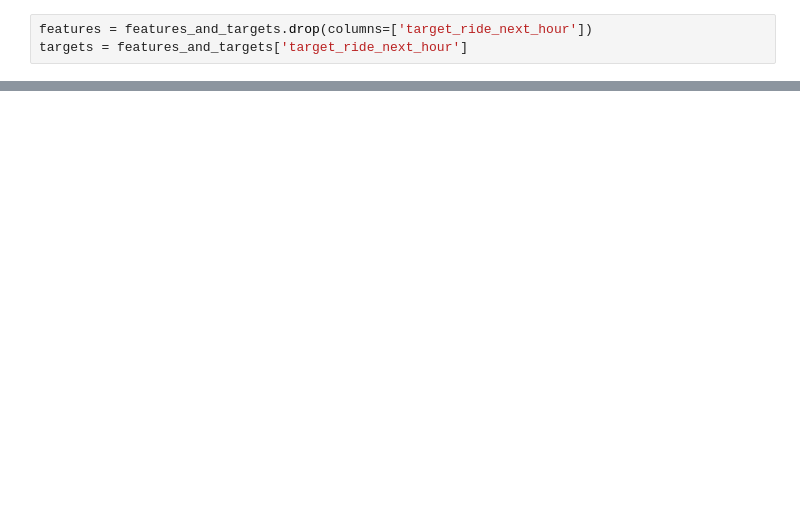
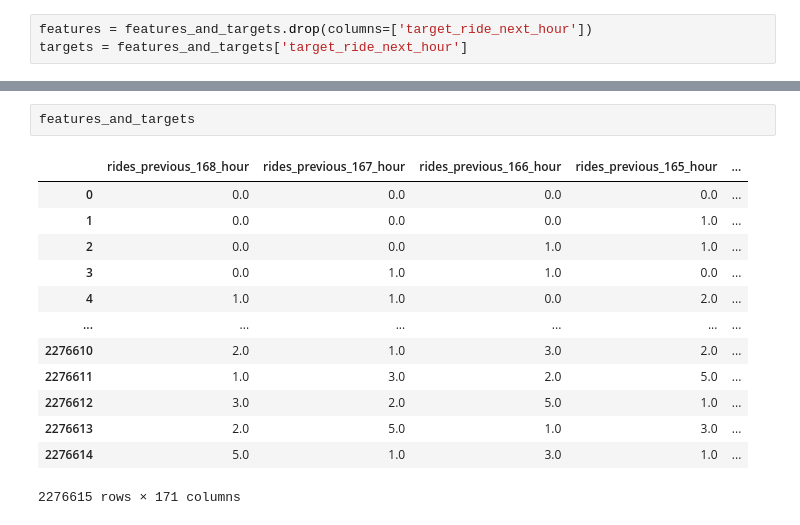
Before and after one commit to FDelca/realworl_ml, a Jupyter notebook: notebooks/05_visualize_training_data.ipynb, the cells around one changed output, grey strips where cells are left out. Drawn from its saved outputs; the diff is of its cells as text; blank space fills up the shorter version.

```diff
--- a/notebooks/05_visualize_training_data.ipynb
+++ b/notebooks/05_visualize_training_data.ipynb
@@ -17,0 +20,16 @@ plot_one_sample(
+# %%
+features_and_targets
+# %% [output]
+|  | rides_previous_168_hour | rides_previous_167_hour | rides_previous_166_hour | rides_previous_165_hour | ... |
+| 0 | 0.0 | 0.0 | 0.0 | 0.0 | ... |
+| 1 | 0.0 | 0.0 | 0.0 | 1.0 | ... |
+| 2 | 0.0 | 0.0 | 1.0 | 1.0 | ... |
+| 3 | 0.0 | 1.0 | 1.0 | 0.0 | ... |
+| 4 | 1.0 | 1.0 | 0.0 | 2.0 | ... |
+| ... | ... | ... | ... | ... | ... |
+| 2276610 | 2.0 | 1.0 | 3.0 | 2.0 | ... |
+| 2276611 | 1.0 | 3.0 | 2.0 | 5.0 | ... |
+| 2276612 | 3.0 | 2.0 | 5.0 | 1.0 | ... |
+| 2276613 | 2.0 | 5.0 | 1.0 | 3.0 | ... |
+| 2276614 | 5.0 | 1.0 | 3.0 | 1.0 | ... |
+2276615 rows × 171 columns
```
Also changed, not shown: parts of 2 cells of this notebook, 14 other files.
